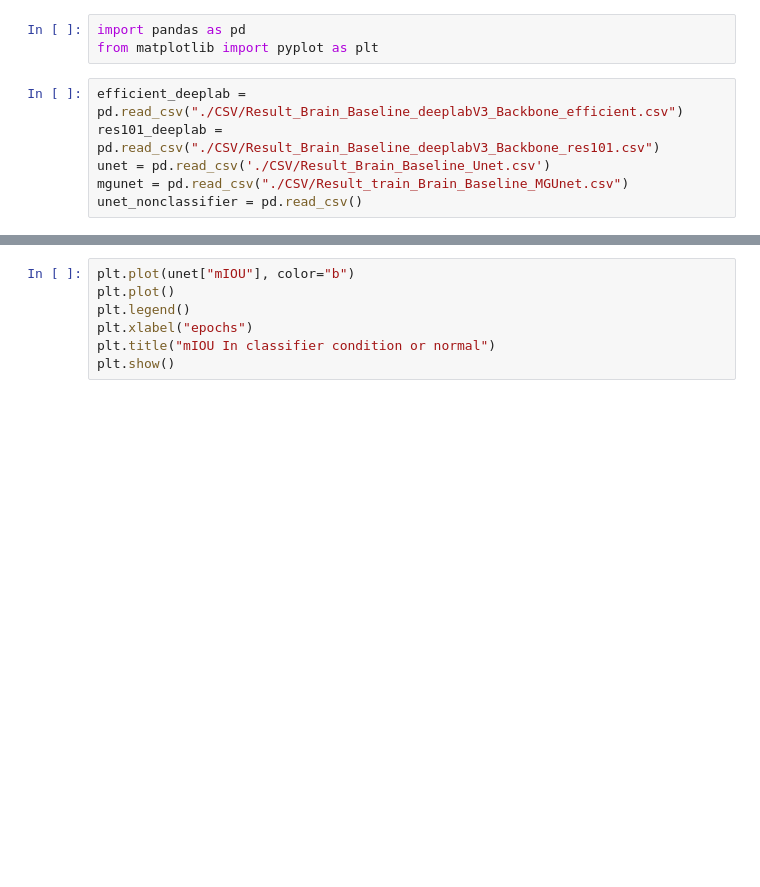
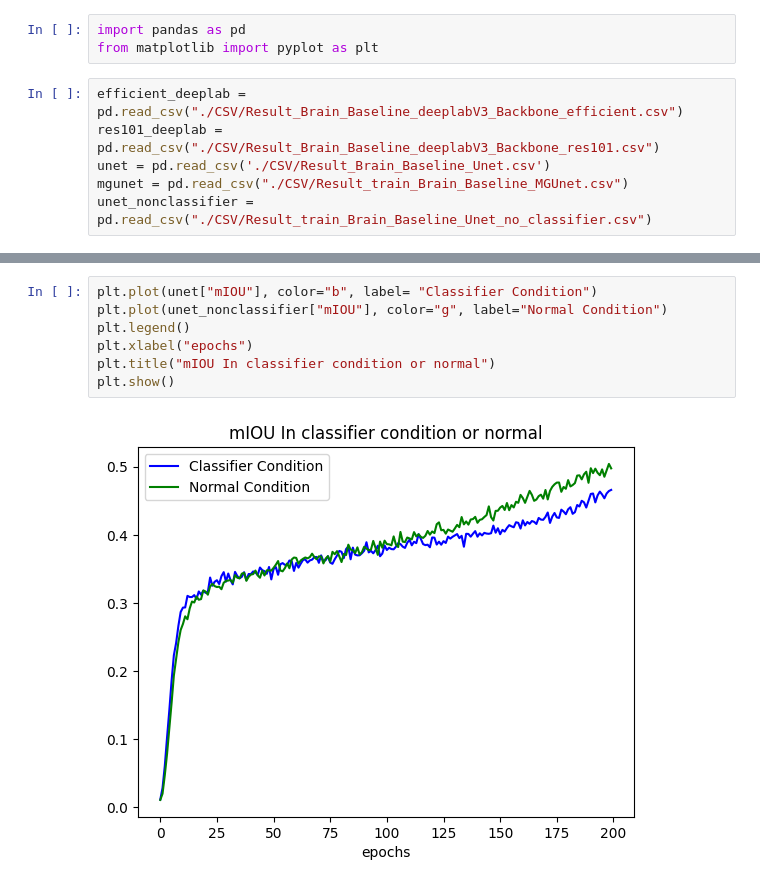
Before and after one commit to masterOfSoongsilTYoon/Brain_Tumor_SegmentationByFL, a Jupyter notebook: comparingPlot.ipynb, the cells around one changed output, grey strips where cells are left out. Drawn from its saved outputs; the diff is of its cells as text; blank space fills up the shorter version.

```diff
--- a/comparingPlot.ipynb
+++ b/comparingPlot.ipynb
@@ -6,7 +6,7 @@ efficient_deeplab = pd.read_csv("./CSV/Result_Brain_Baseline_deeplabV3_Backbone_
 res101_deeplab = pd.read_csv("./CSV/Result_Brain_Baseline_deeplabV3_Backbone_res101.csv")
 unet = pd.read_csv('./CSV/Result_Brain_Baseline_Unet.csv')
 mgunet = pd.read_csv("./CSV/Result_train_Brain_Baseline_MGUnet.csv")
-unet_nonclassifier = pd.read_csv()
+unet_nonclassifier = pd.read_csv("./CSV/Result_train_Brain_Baseline_Unet_no_classifier.csv")
 # %%
 plt.plot(efficient_deeplab["loss"], color="g", label="Efficient_deeplabV3")
 plt.plot(res101_deeplab["loss"], color="b", label="Res101_deeplabV3")
@@ -32,7 +32,9 @@ plt.show()
 # %%
-plt.plot(unet["mIOU"], color="b")
-plt.plot()
+plt.plot(unet["mIOU"], color="b", label= "Classifier Condition")
+plt.plot(unet_nonclassifier["mIOU"], color="g", label="Normal Condition")
 plt.legend()
 plt.xlabel("epochs")
 plt.title("mIOU In classifier condition or normal")
 plt.show()
+# %% [output]
+[figure, added]
```
Also changed, not shown: parts of 2 cells of this notebook, 5 other files.
